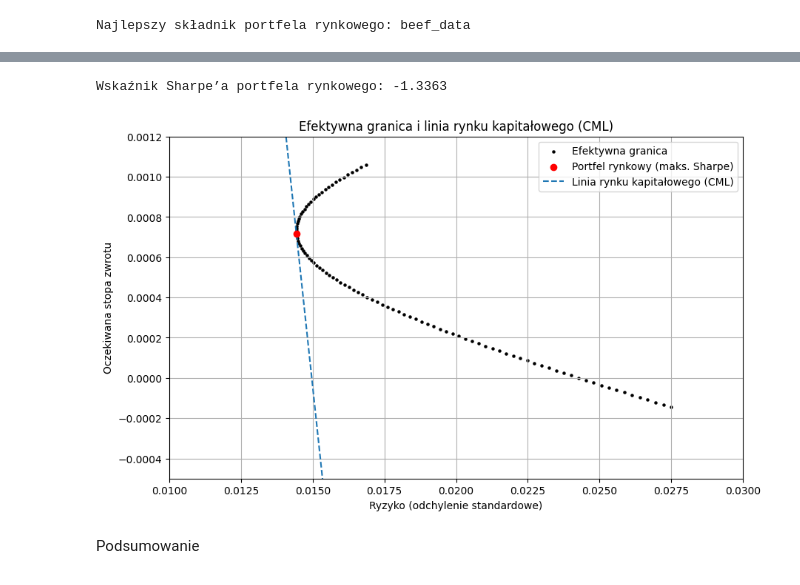
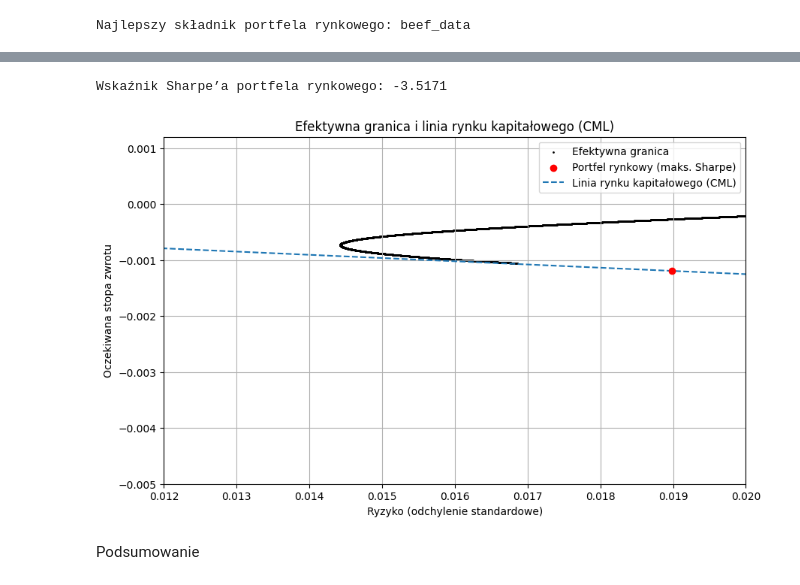
Before and after one commit to werpyr1003/Zarz-dzanie_ryzykiem_McDonald_Corporation, a Jupyter notebook: projekt_4/prez_4.ipynb, the cells around one changed output, grey strips where cells are left out. Saved outputs shown, nothing was run; the diff lists cells and outputs as text; code cells hidden in the pictures.

```diff
--- a/projekt_4/prez_4.ipynb
+++ b/projekt_4/prez_4.ipynb
@@ -253,5 +263,5 @@ returns = pd.concat([beef_returns, fuel_returns], axis=1)
 #returns.columns = ['beef', 'fuel']  # nadaj nazwy, jeśli ich brak
 
 # Teraz policz średnie i odchylenia jako Series z nazwami
-mean_returns = returns.mean()
+mean_returns = -returns.mean()
 std_devs = returns.std()
@@ -258,5 +274,5 @@ std_devs = returns.std()
 # %%
-r_f = 0.02
+r_f = -0.0001
 
 excess_returns = mean_returns - r_f
 sharpe_ratios =pd.Series(excess_returns / std_devs)
@@ -277,8 +293,9 @@ ones = np.ones(len(mean_returns))
 
 # Tangency portfolio (maksymalny Sharpe ratio)
 excess = mean_returns - r_f
-w_market = np.dot(inv_cov, excess)
-w_market /= np.sum(w_market)  # Normalizacja wag
+numerator = np.dot(inv_cov, excess)
+denominator = np.dot(ones.T, numerator)
+w_market = numerator / denominator
 
 # Parametry portfela rynkowego
 R_market = np.dot(w_market, mean_returns)
@@ -294,50 +320,51 @@ Ryzyko: 0.0144
 sharpe_market = (R_market - r_f) / σ_market
 print(f"Wskaźnik Sharpe’a portfela rynkowego: {sharpe_market:.4f}")
 # %% [output]
-Wskaźnik Sharpe’a portfela rynkowego: -1.3363
+Wskaźnik Sharpe’a portfela rynkowego: -3.5171
 # %%
-target_returns = np.linspace(mean_returns.min(), mean_returns.max(), 100)
+#target_returns = np.linspace(mean_returns.min(), mean_returns.max(), 100)
+target_returns = np.linspace(mean_returns.min(), mean_returns.max(), 5000)
+
 risks = []
+A = np.dot(mean_returns.T, np.dot(inv_cov, mean_returns))
+B = np.dot(mean_returns.T, np.dot(inv_cov, ones))
+C = np.dot(ones.T, np.dot(inv_cov, ones))
+D = A * C - B ** 2
 
+risks = []
 for R_target in target_returns:
-    A = np.dot(mean_returns.T, np.dot(inv_cov, mean_returns))
-    B = np.dot(mean_returns.T, np.dot(inv_cov, ones))
-    C = np.dot(ones.T, np.dot(inv_cov, ones))
-    D = A * C - B ** 2
-
     λ1 = (C * R_target - B) / D
     λ2 = (A - B * R_target) / D
-
     w = λ1 * np.dot(inv_cov, mean_returns) + λ2 * np.dot(inv_cov, ones)
     σ = np.sqrt(np.dot(w.T, np.dot(cov_matrix, w)))
     risks.append(σ)
 # %%
 import matplotlib.pyplot as plt
 
 plt.figure(figsize=(10, 6))
 
 # Efektywna granica
-plt.scatter(risks, target_returns, color = "black", s = 5, label='Efektywna granica')
+plt.scatter(risks, target_returns, color = "black", s = 1, label='Efektywna granica')
 
 # Portfel rynkowy (tangency point)
 plt.scatter(σ_market, R_market, color='red', label='Portfel rynkowy (maks. Sharpe)', zorder=5)
 
 # CML – linia rynku kapitałowego
 σ_cml = np.linspace(0, max(risks), 100)
 R_cml = r_f + (R_market - r_f) / σ_market * σ_cml
 plt.plot(σ_cml, R_cml, label='Linia rynku kapitałowego (CML)', linestyle='--')
 
 # Oznaczenia
 plt.xlabel("Ryzyko (odchylenie standardowe)")
 plt.ylabel("Oczekiwana stopa zwrotu")
 plt.title("Efektywna granica i linia rynku kapitałowego (CML)")
-plt.ylim(-0.0005,0.0012)
-plt.xlim(0.01,0.03)
+plt.ylim(-0.005,0.0012)
+plt.xlim(0.012,0.02)
 plt.legend()
 plt.grid(True)
 plt.show()
 # %% [output]
-[figure, old version]
+[figure, new version]
 # %% [markdown]
 Podsumowanie
 # %%
```
Also changed, not shown: parts of 15 cells of this notebook.
